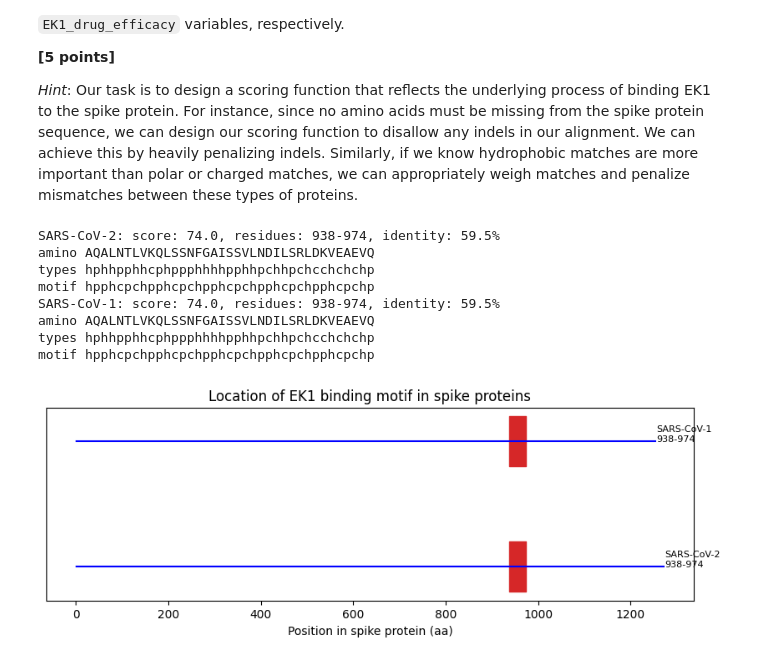
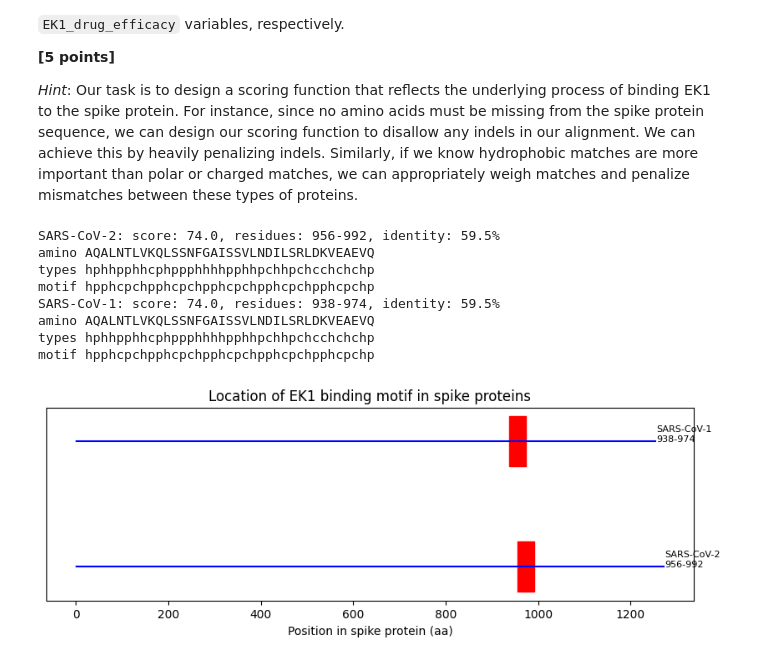
Before and after one commit to Syzygy13/BINF3020, a Jupyter notebook: gene_func_workbook.ipynb, the cells around one changed output. Cells and saved outputs as stored; diff of their text form; code cells hidden in the pictures.

Commit message:
answered all questions for bonus. remade image and stored it

```diff
--- a/gene_func_workbook.ipynb
+++ b/gene_func_workbook.ipynb
@@ -378,44 +378,49 @@ for virus, reference_spike in references:
         break
 
 # Local alignment of EK1 binding motif and spike proteins.
-results = {}
+motif_location = {}
 for virus, spike in all_spikes.items():
     seq1, seq2, score = local_alignment(spike, motif, ek1_scoring)
-    results[virus] = (start, start + len(seq1), seq1, seq2, score)
+    start = spike.find(seq1.replace("-", ""))
+    motif_location[virus] = (start, start + len(seq1), seq1, seq2, score)
     # Find identity of aligned sequence based on polarity not aa's.
     aa_to_polarity = "".join(aa_type.get(x) for x in seq1)
     aa_to_polarity_identity = sum(x == y for x, y in zip(aa_to_polarity, seq2)) / len(seq2) * 100
     # Print to check the results and compare
     print(f"{virus}: score: {score}, residues: {start + 1}-{start + len(seq1)}, "
           f"identity: {aa_to_polarity_identity:.1f}%")
     print("amino", seq1); print("types", aa_to_polarity); print("motif", seq2)
 
 # Plot the results
 fig, ax = plt.subplots(figsize=(10, 3))
 for i, (virus, spike) in enumerate(all_spikes.items()):
     # Blue for the full spike protein and red for the EK1 binding motif location
-    start, end = results[virus][0], results[virus][1]
+    start, end = motif_location[virus][0], motif_location[virus][1]
     ax.hlines(i, 0, len(spike), color="blue")
     ax.broken_barh([(start, end - start)], (i - 0.2, 0.4), color="red")
     ax.text(len(spike), i, f"{virus}\n{start + 1}-{end}", fontsize=8)
 # Set basic plot parts
 ax.set_yticks([]); ax.set_xlabel("Position in spike protein (aa)")
 ax.set_title("Location of EK1 binding motif in spike proteins")
 fig.savefig("problem-bonus.png", dpi=150)
 
 binding_motif_present = """
 Does the SARS-CoV-2 spike protein contain the EK1 binding motif?
+
+Yes, a local alignment of the EK1 binding motif with the SARS-CoV-2 spike protein had a 37 length range found at 956-992 with a score of 74.0 and identity of 59.5'%'. There
+are no indels as they would affect the EK1 binding motif. Therefore there was heavily penalising in the scoring function. This same score, length and identity was found in
+the SARS-CoV-1 spike protein at 938-974. The match is not perfect however reasonably fits the motif.
 """
 # %% [output]
-SARS-CoV-2: score: 74.0, residues: 938-974, identity: 59.5%
+SARS-CoV-2: score: 74.0, residues: 956-992, identity: 59.5%
 amino AQALNTLVKQLSSNFGAISSVLNDILSRLDKVEAEVQ
 types hphhpphhcphppphhhhpphhpchhpchcchchchp
 motif hpphcpchpphcpchpphcpchpphcpchpphcpchp
 SARS-CoV-1: score: 74.0, residues: 938-974, identity: 59.5%
 amino AQALNTLVKQLSSNFGAISSVLNDILSRLDKVEAEVQ
 types hphhpphhcphppphhhhpphhpchhpchcchchchp
 motif hpphcpchpphcpchpphcpchpphcpchpphcpchp
-[figure, old version]
+[figure, new version]
 # %%
 binding_motif_similarity = """
 Are SARS-CoV-1 and SARS-CoV-2 motifs comparable? What percentage of the aminoacids match between the motifs?
```
Also changed, not shown: parts of 4 cells of this notebook, 1 other file.
